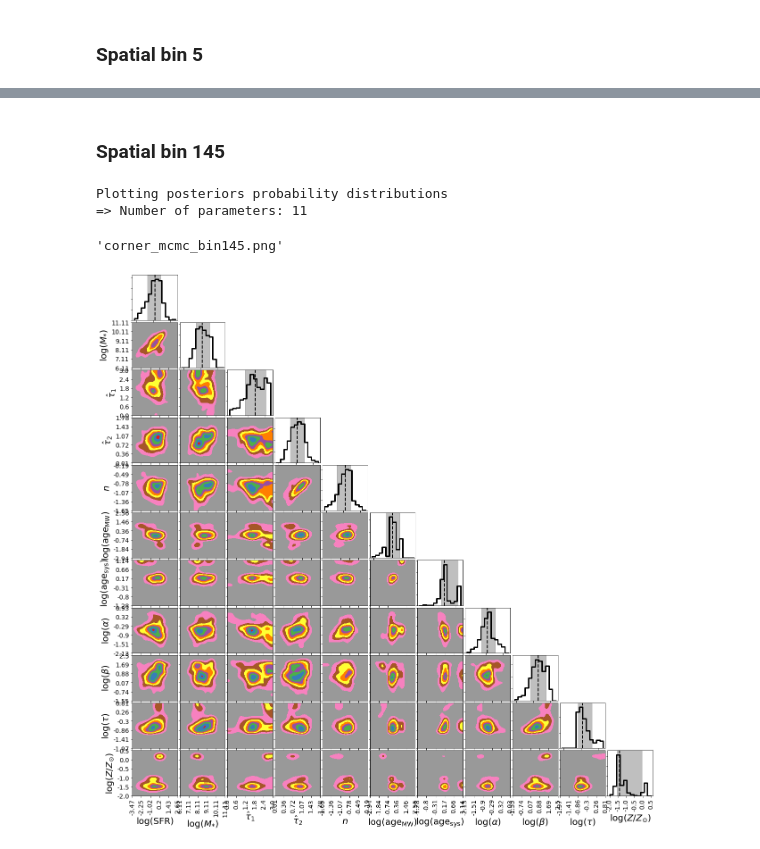
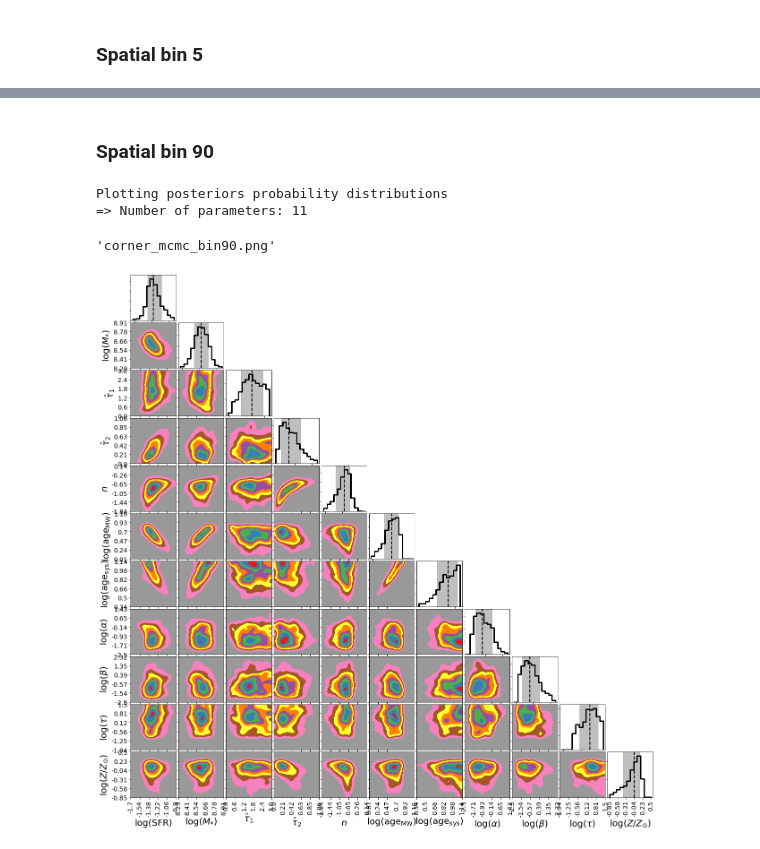
Before and after one commit to aabdurrouf/piXedfit, a Jupyter notebook: examples/FUVtoNIR_CALIFA/Step6_SEDfitting.ipynb, the cells around one changed output, grey strips where cells are left out. Drawn from its saved outputs; the diff is of its cells as text; code cells hidden in the pictures.

```diff
--- a/examples/FUVtoNIR_CALIFA/Step6_SEDfitting.ipynb
+++ b/examples/FUVtoNIR_CALIFA/Step6_SEDfitting.ipynb
@@ -220,11 +299,11 @@ plot_SED(name_sampler_fits, loc_legend=3, decompose=0)
 # %% [markdown]
-### Spatial bin 145
+### Spatial bin 90
 # %%
-name_sampler_fits = "mcmc_bin145.fits"
+name_sampler_fits = "mcmc_bin90.fits"
 plot_corner(name_sampler_fits)
 # %% [output]
 Plotting posteriors probability distributions
 => Number of parameters: 11
-'corner_mcmc_bin145.png'
+'corner_mcmc_bin90.png'
-[figure, old version]
+[figure, new version]
 # %%
```
Also changed, not shown: parts of 27 cells of this notebook, 2 other files.
